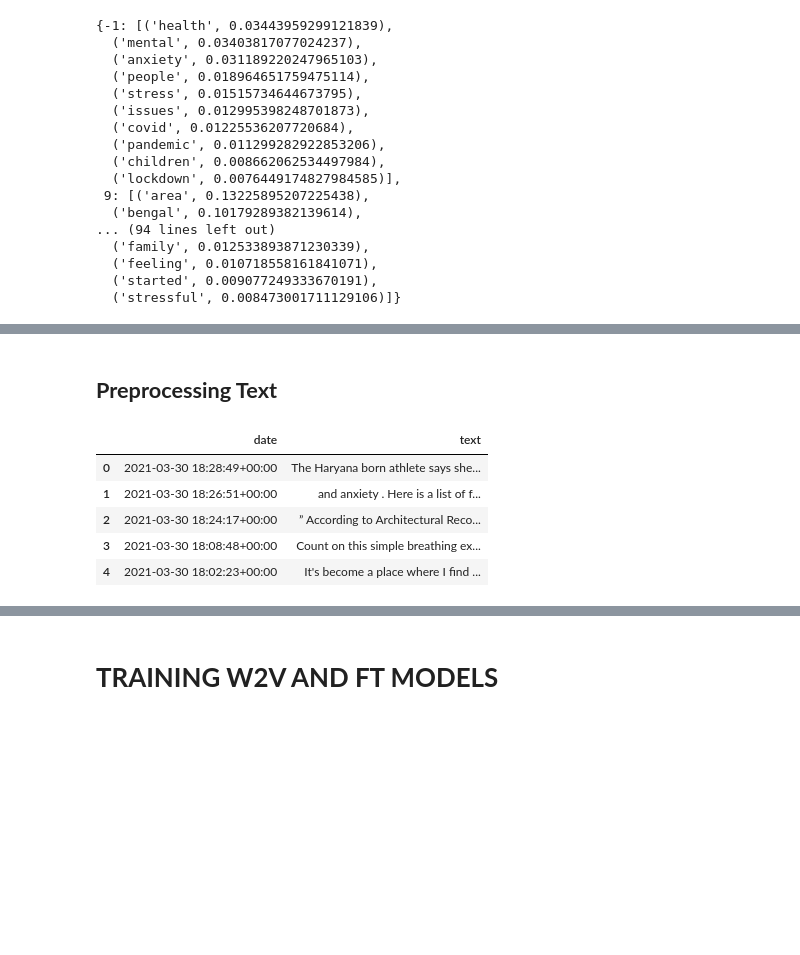
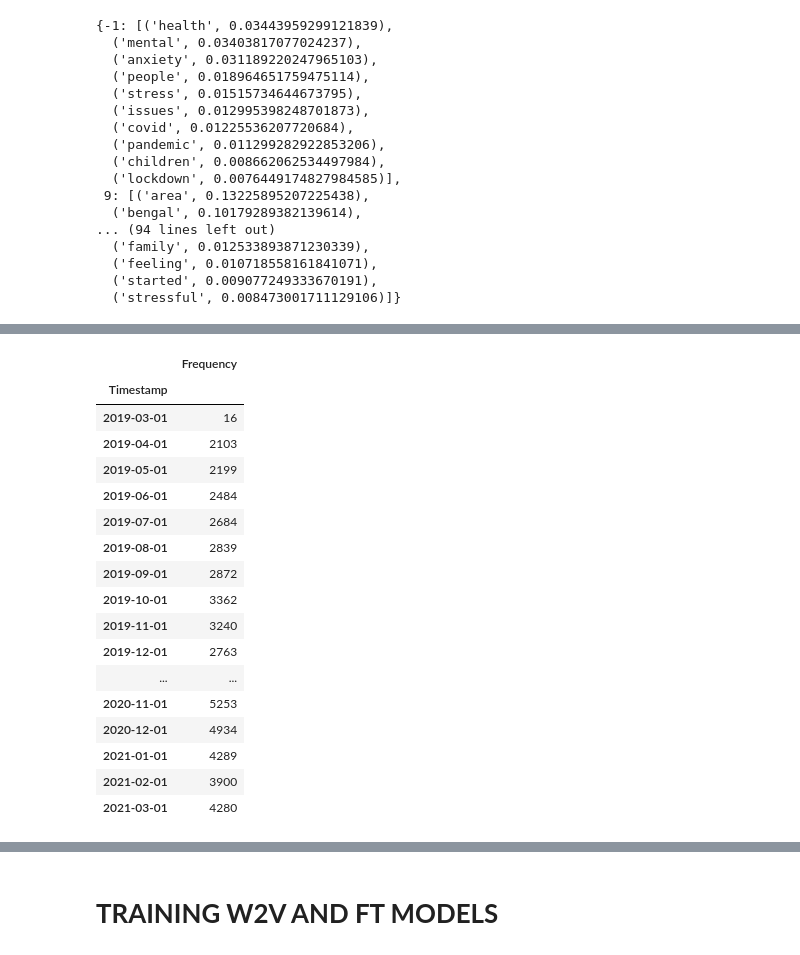
Before and after one commit to zain711/dcipher, a Jupyter notebook: IndianNews.ipynb, the cells around one changed output, grey strips where cells are left out. Cells and saved outputs as stored; diff of their text form; code cells hidden in the pictures; blank space fills up the shorter version.

```diff
--- a/IndianNews.ipynb
+++ b/IndianNews.ipynb
@@ -139,6 +285,27 @@ topics_over_time = topic_model.topics_over_time(docs, topics, clean_times, globa
+# %%
+y = topics_over_time.drop(columns = 'Topic')
+# %%
+y.groupby(["Timestamp"]).sum(["Frequency"])
+# %% [output]
+|  | Frequency |
+| Timestamp |  |
+| 2019-03-01 | 16 |
+| 2019-04-01 | 2103 |
+| 2019-05-01 | 2199 |
+| 2019-06-01 | 2484 |
+| 2019-07-01 | 2684 |
+| 2019-08-01 | 2839 |
+| 2019-09-01 | 2872 |
+| 2019-10-01 | 3362 |
+| 2019-11-01 | 3240 |
+| 2019-12-01 | 2763 |
+| ... | ... |
+| 2020-11-01 | 5253 |
+| 2020-12-01 | 4934 |
+| 2021-01-01 | 4289 |
+| 2021-02-01 | 3900 |
+| 2021-03-01 | 4280 |
 # %%
 topic_model.visualize_topics_over_time(topics_over_time, top_n=10)
 # %% [output]
 [interactive output not drawn]
-# %% [markdown]
-## **Preprocessing Text**
@@ -150,9 +311,0 @@ times = list(data.loc[:, "date"].values)
-# %%
-data.head(5)
-# %% [output]
-|  | date | text |
-| 0 | 2021-03-30 18:28:49+00:00 | The Haryana born athlete says she... |
-| 1 | 2021-03-30 18:26:51+00:00 | and anxiety . Here is a list of f... |
-| 2 | 2021-03-30 18:24:17+00:00 | ” According to Architectural Reco... |
-| 3 | 2021-03-30 18:08:48+00:00 | Count on this simple breathing ex... |
-| 4 | 2021-03-30 18:02:23+00:00 | It's become a place where I find ... |
```
Also changed, not shown: parts of 29 cells of this notebook.
